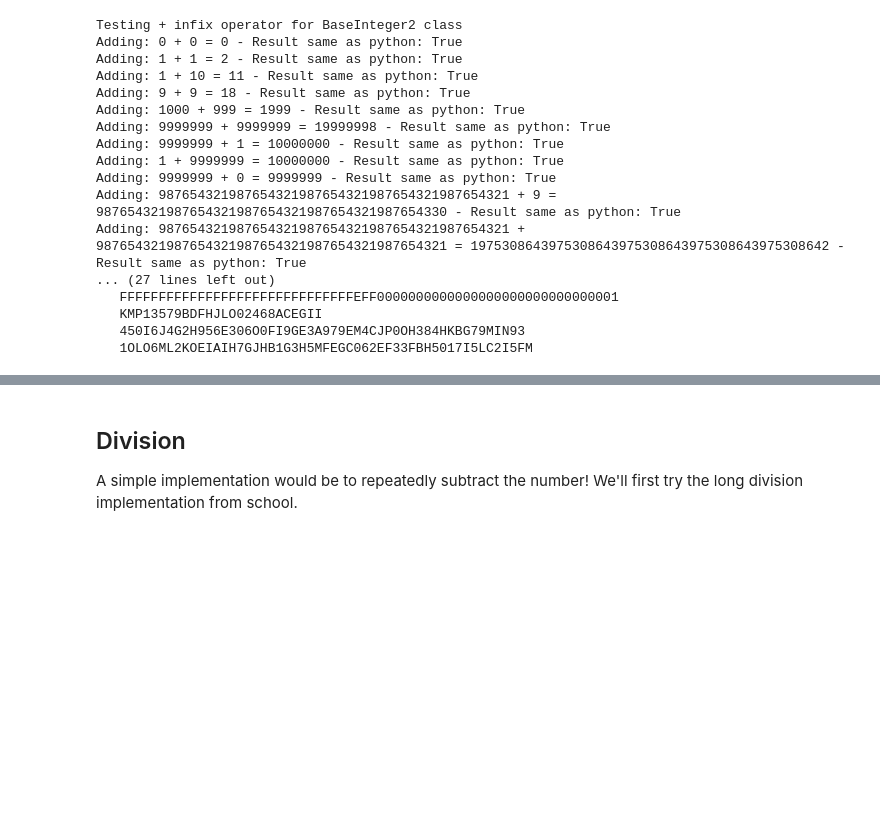
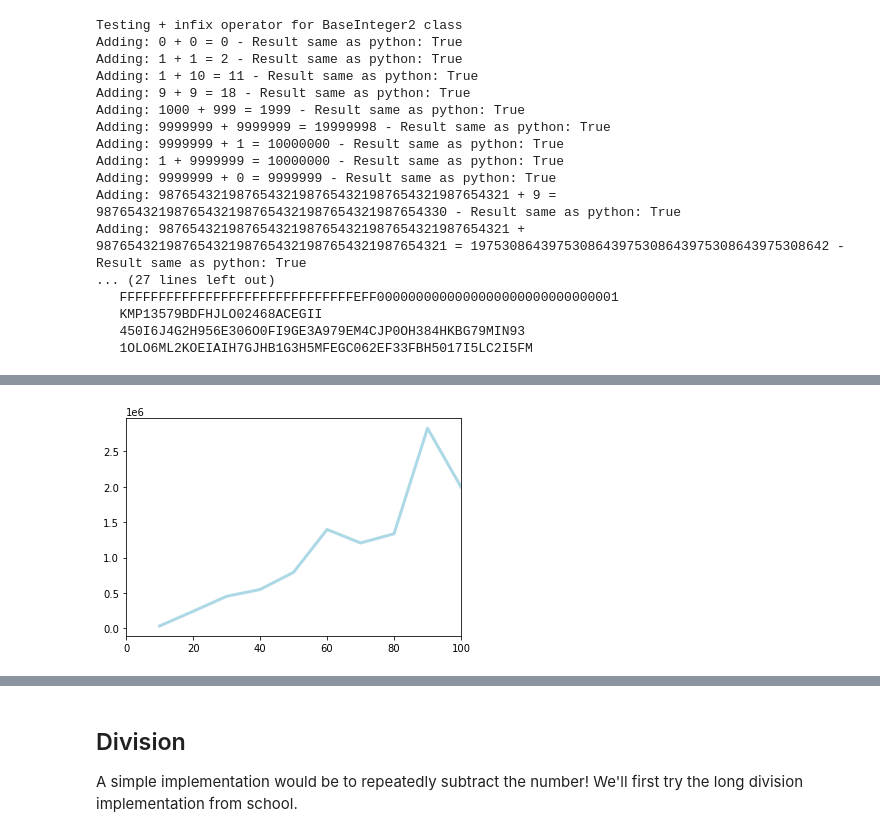
Before and after one commit to darrenpaine/algorithms-and-structures, a Jupyter notebook: Integer Manipulation - Algorithms.ipynb, the cells around one changed output, grey strips where cells are left out. Saved outputs shown, nothing was run; the diff lists cells and outputs as text; code cells hidden in the pictures; blank space fills up the shorter version.

```diff
--- a/Integer Manipulation - Algorithms.ipynb
+++ b/Integer Manipulation - Algorithms.ipynb
@@ -405,0 +454,8 @@ Adding: 987654321987654321987654321987654321987654321 + 987654321987654321987654
+# %%
+# First - redefine the 'object factory' to give our BaseInteger2 object.
+def get_base_integer(digits, base=10):
+    return BaseInteger2(digits)
+
+step = 10
+top = 100
+results_1 = do_speed_test(step, top)
@@ -405,0 +480,9 @@ Adding: 987654321987654321987654321987654321987654321 + 987654321987654321987654
+# %%
+# Now plot the results
+import matplotlib
+import matplotlib.pyplot as plt
+plt.plot(range (step, top+step, step), results_1, color='lightblue', linewidth=3)
+plt.xlim(0, top)
+plt.show()
+# %% [output]
+[figure, added]
```
Also changed, not shown: parts of 27 cells of this notebook.
